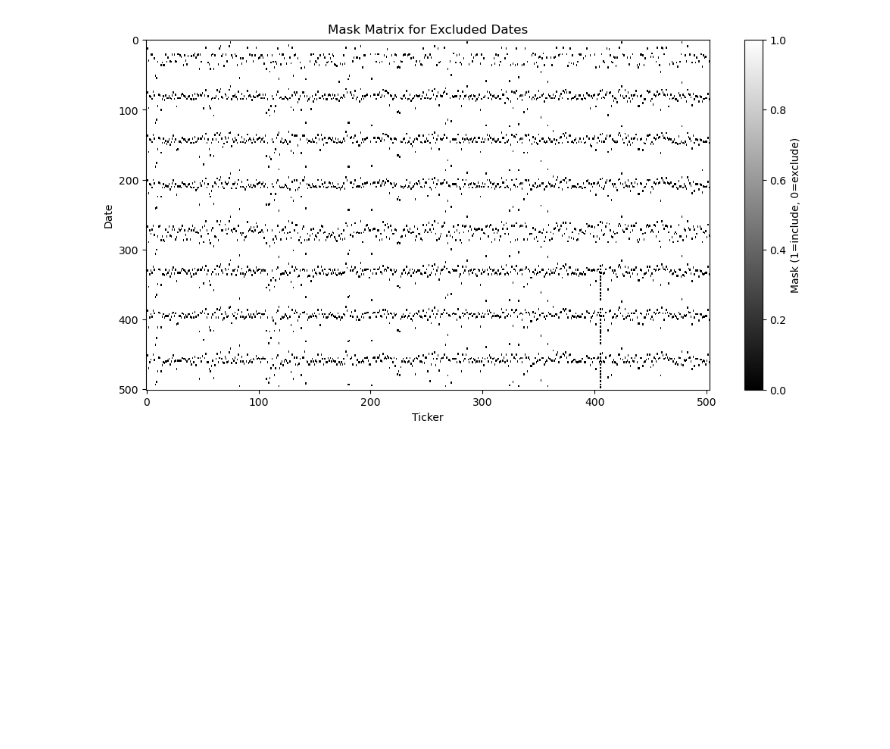
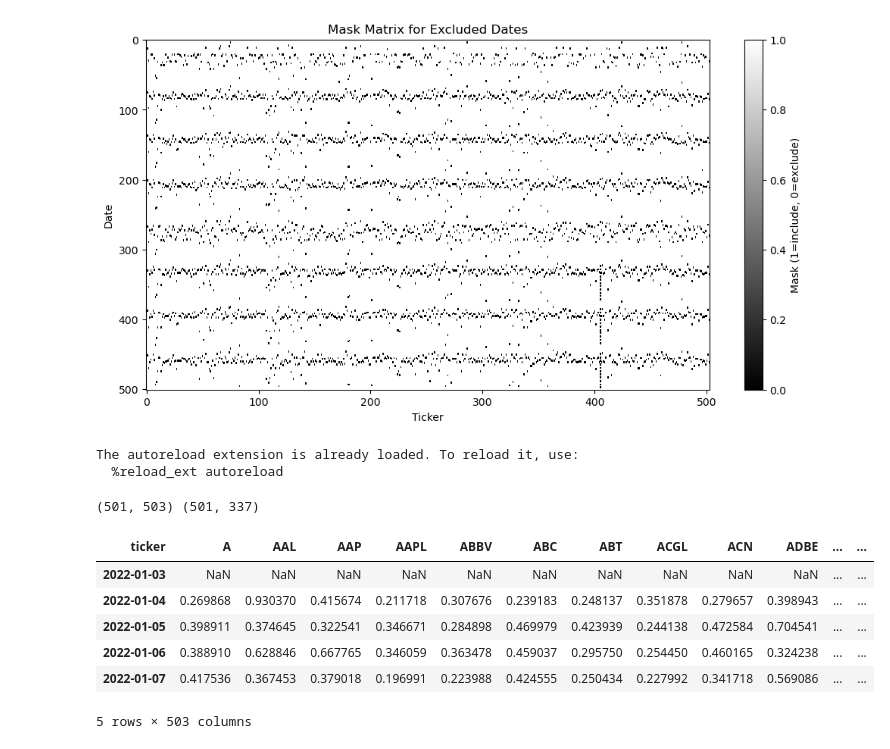
Before and after one commit to stirlitzzz/vol_forecast, a Jupyter notebook: notebooks/har_notebooks_check1.ipynb, the cells around one changed output. Cells and saved outputs as stored; diff of their text form; code cells hidden in the pictures; blank space fills up the shorter version.

```diff
--- a/notebooks/har_notebooks_check1.ipynb
+++ b/notebooks/har_notebooks_check1.ipynb
@@ -240,3 +240,32 @@ plt.ylabel('Date')
 # %% [output]
 Text(0, 0.5, 'Date')
 [figure]
+# %%
+%load_ext autoreload
+%autoreload 2
+import sys
+sys.path.append("..")
+from src import load_realized_vol, build_har_features,load_earnings,load_implied_vol  # etc.
+# %% [output]
+The autoreload extension is already loaded. To reload it, use:
+  %reload_ext autoreload
+# %%
+realized = load_realized_vol()
+earnings = load_earnings()
+implied = load_implied_vol("../output/features_data.csv", earnings)
+
+print(realized.shape, implied.shape)
+# %% [output]
+(501, 503) (501, 337)
+# %%
+har_1d, har_1w, har_1m = build_har_features(realized)
+
+har_1d.head()
+# %% [output]
+| ticker | A | AAL | AAP | AAPL | ABBV | ABC | ABT | ACGL | ACN | ADBE | ... | ... |
+| 2022-01-03 | NaN | NaN | NaN | NaN | NaN | NaN | NaN | NaN | NaN | NaN | ... | ... |
+| 2022-01-04 | 0.269868 | 0.930370 | 0.415674 | 0.211718 | 0.307676 | 0.239183 | 0.248137 | 0.351878 | 0.279657 | 0.398943 | ... | ... |
+| 2022-01-05 | 0.398911 | 0.374645 | 0.322541 | 0.346671 | 0.284898 | 0.469979 | 0.423939 | 0.244138 | 0.472584 | 0.704541 | ... | ... |
+| 2022-01-06 | 0.388910 | 0.628846 | 0.667765 | 0.346059 | 0.363478 | 0.459037 | 0.295750 | 0.254450 | 0.460165 | 0.324238 | ... | ... |
+| 2022-01-07 | 0.417536 | 0.367453 | 0.379018 | 0.196991 | 0.223988 | 0.424555 | 0.250434 | 0.227992 | 0.341718 | 0.569086 | ... | ... |
+5 rows × 503 columns
```
Also changed, not shown: 4 other files.
